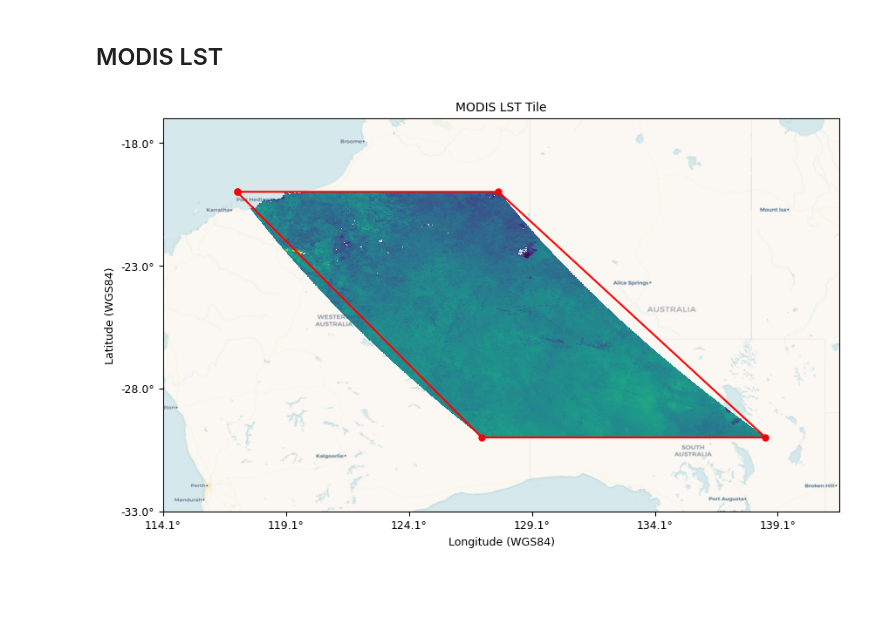
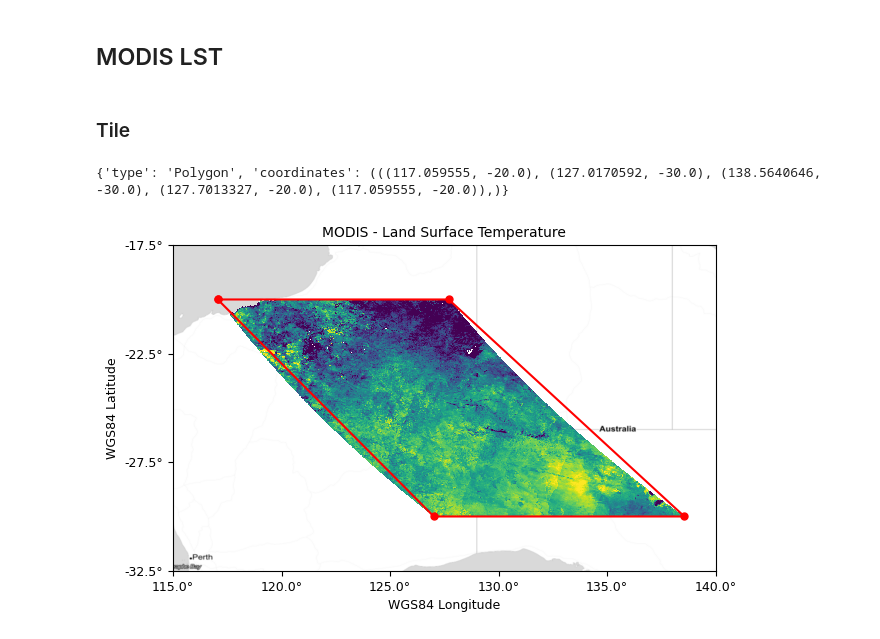
Before and after one commit to pjhartzell/stac-footprint, a Jupyter notebook: stac-footprint-images.ipynb, the cells around one changed output. Cells and saved outputs as stored; diff of their text form; code cells hidden in the pictures; blank space fills up the shorter version.

```diff
--- a/stac-footprint-images.ipynb
+++ b/stac-footprint-images.ipynb
@@ -174,32 +195,53 @@ footprint_coordinates = manual_footprint(modis_lst)
 # %%
-masked_data_array = np.ma.masked_where(data_array==nodata, data_array)
-cmap = "viridis"
-vmin = np.min(masked_data_array)
-vmax = np.max(masked_data_array)
+def plot_modis(data_array, transform, bounds, nodata, footprint_coordinates, png_file):
+    masked_data_array = np.ma.masked_where(data_array==nodata, data_array)
+    cmap = "viridis"
+    mean = np.mean(masked_data_array)
+    stdev = np.std(masked_data_array)
+    # vmin = np.min(masked_data_array)
+    # vmax = np.max(masked_data_array)
+    vmin = mean - 2 * stdev
+    vmax = mean + 2 * stdev
 
-offset = 3
-xlim = [bounds[0] - offset, bounds[2] + offset]
-ylim = [bounds[1] - offset, bounds[3] + offset]
-tick_spacing = 5
+    offset = 3
+    xlim = [bounds[0] - offset, bounds[2] + offset]
+    ylim = [bounds[1] - offset, bounds[3] + offset]
+    xlim = [115, 140]
+    ylim = [-32.5, -17.5]
+    tick_spacing = 5
 
-xs, ys = zip(*footprint_coordinates)
+    xs, ys = zip(*footprint_coordinates)
 
-ax = plot_data_and_footprint(
-    data_array=masked_data_array,
-    transform=transform,
-    crs="EPSG:4326",
-    cmap=cmap,
-    vmin=vmin,
-    vmax=vmax,
-    footprint_xs=xs,
-    footprint_ys=ys,
-    figsize=(10, 10),
-    xlim=xlim,
-    ylim=ylim,
-    tick_spacing=tick_spacing,
-    title="MODIS LST Tile",
-)
-
-plt.show()
+    ax = plot_data_and_footprint(
+        data_array=masked_data_array,
+        transform=transform,
+        crs="EPSG:4326",
+        cmap=cmap,
+        vmin=vmin,
+        vmax=vmax,
+        footprint_xs=xs,
+        footprint_ys=ys,
+        figsize=(7, 7),
+        xlim=xlim,
+        ylim=ylim,
+        tick_spacing=tick_spacing,
+        title="MODIS - Land Surface Temperature",
+    )
+    plt.savefig(png_file, format="png", bbox_inches="tight")
+    plt.show()
-# %% [output]
-[figure, removed]
+# %% [markdown]
+### Tile
+# %%
+footprint_coordinates = manual_footprint(modis_lst)
+
+plot_modis(
+    data_array=data_array,
+    transform=transform,
+    bounds=bounds,
+    nodata=nodata,
+    footprint_coordinates=footprint_coordinates,
+    png_file="images/modis-lst-tile.png"
+)
+# %% [output]
+{'type': 'Polygon', 'coordinates': (((117.059555, -20.0), (127.0170592, -30.0), (138.5640646, -30.0), (127.7013327, -20.0), (117.059555, -20.0)),)}
+[figure, added]
```
Also changed, not shown: parts of 12 cells of this notebook, 10 other files.
